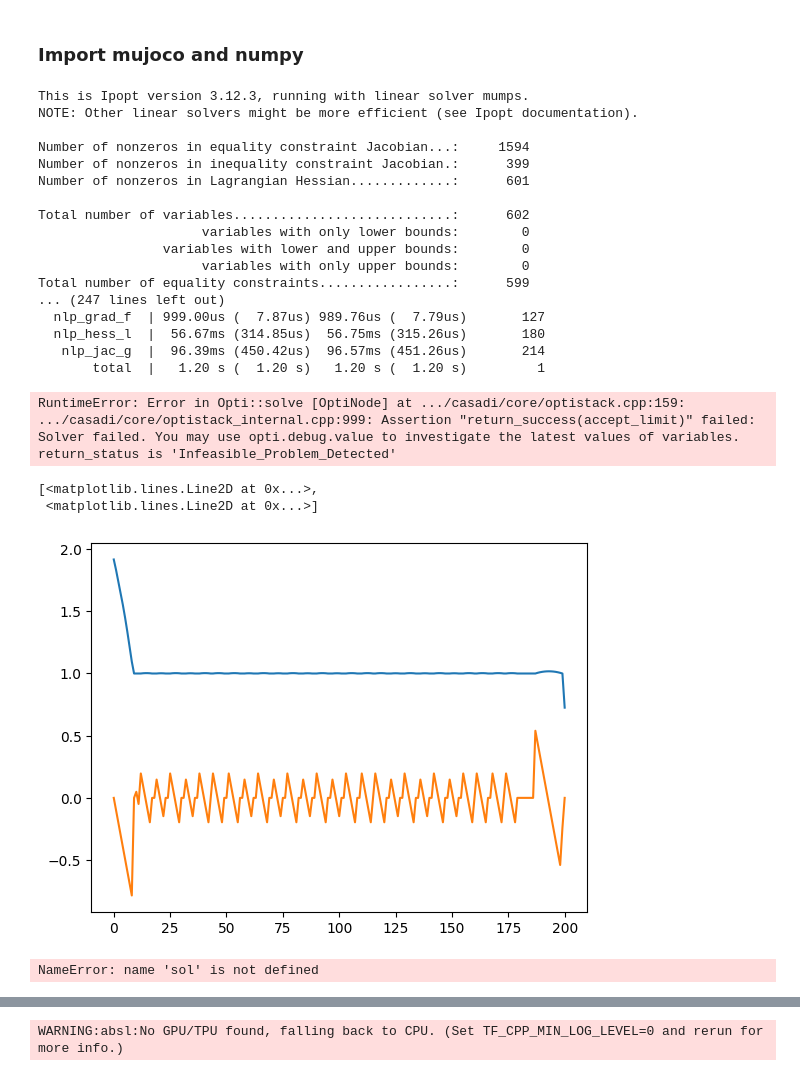
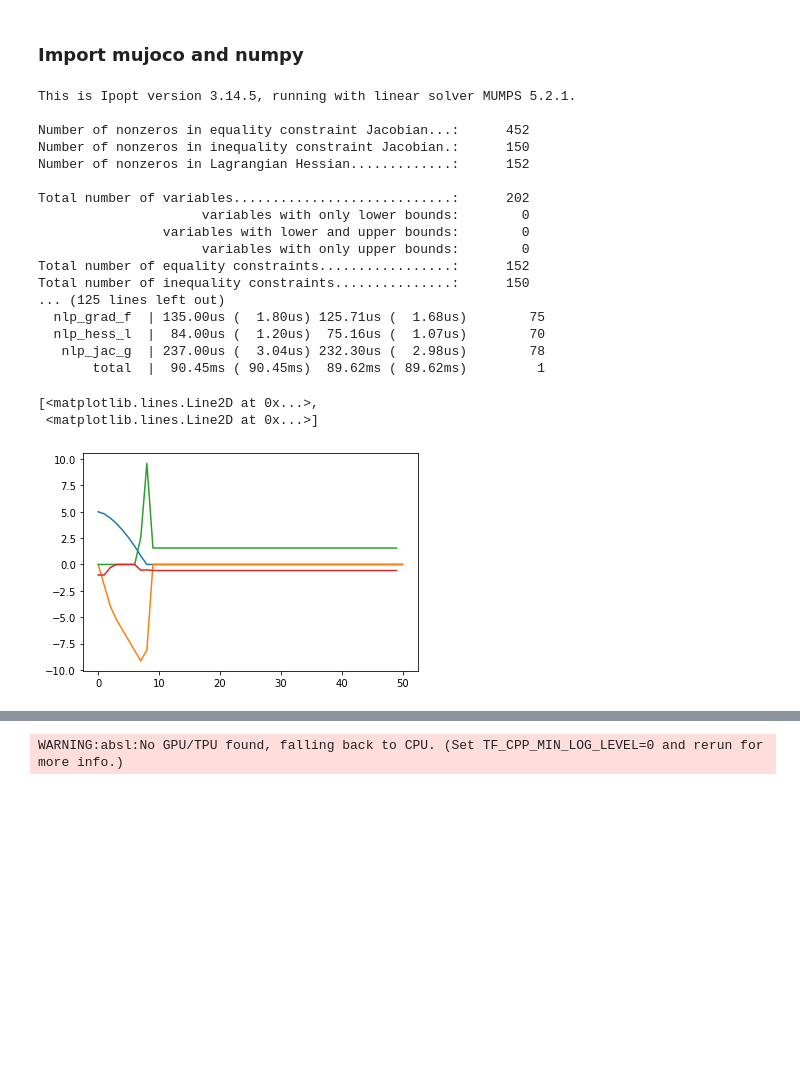
Before and after one commit to ialab-yale/robot_fundamentals, a Jupyter notebook: examples/locomotion/contact_implicit_opt_casadi.ipynb, the cells around one changed output, grey strips where cells are left out. Cells and saved outputs as stored; diff of their text form; code cells hidden in the pictures; blank space fills up the shorter version.

Commit message:
pushing up contact implicit example with casadi

```diff
--- a/examples/locomotion/contact_implicit_opt_casadi.ipynb
+++ b/examples/locomotion/contact_implicit_opt_casadi.ipynb
@@ -58,50 +70,37 @@ opti.subject_to(x[:,0]==p)#np.array([2.,0.]))
 # %%
-opts = {
-    # 'print_iteration' : False,
-    # 'print_time' : False,
-    'print_level' : 2
-        # 'print_iter' : False,
-        # 'print_header': False,
-        # 'print_info' : False
-}
-
-# p_opts = {"expand":False}
-# s_opts = {"print_level": 2}
-opti.solver('ipopt')#, p_opts, s_opts)
+p_opts = {"expand": True}
+s_opts = {"max_iter": 100000}
+opti.solver('ipopt', p_opts, s_opts)
 
 # And choose a concrete value for p
-opti.set_value(p, [2.,0.])
+opti.set_value(p, [5.,0.])
+# opti.set_value(pf, [1.1 ,0.])
 sol = opti.solve()
 # %% [output]
-This is Ipopt version 3.12.3, running with linear solver mumps.
-NOTE: Other linear solvers might be more efficient (see Ipopt documentation).
+This is Ipopt version 3.14.5, running with linear solver MUMPS 5.2.1.
 
-Number of nonzeros in equality constraint Jacobian...:     1594
-Number of nonzeros in inequality constraint Jacobian.:      399
-Number of nonzeros in Lagrangian Hessian.............:      601
+Number of nonzeros in equality constraint Jacobian...:      452
+Number of nonzeros in inequality constraint Jacobian.:      150
+Number of nonzeros in Lagrangian Hessian.............:      152
 
-Total number of variables............................:      602
+Total number of variables............................:      202
                      variables with only lower bounds:        0
                 variables with lower and upper bounds:        0
                      variables with only upper bounds:        0
-Total number of equality constraints.................:      599
-... (247 lines left out)
-  nlp_grad_f  | 999.00us (  7.87us) 989.76us (  7.79us)       127
-  nlp_hess_l  |  56.67ms (314.85us)  56.75ms (315.26us)       180
-   nlp_jac_g  |  96.39ms (450.42us)  96.57ms (451.26us)       214
-       total  |   1.20 s (  1.20 s)   1.20 s (  1.20 s)         1
+Total number of equality constraints.................:      152
+Total number of inequality constraints...............:      150
+... (125 lines left out)
+  nlp_grad_f  | 135.00us (  1.80us) 125.71us (  1.68us)        75
+  nlp_hess_l  |  84.00us (  1.20us)  75.16us (  1.07us)        70
+   nlp_jac_g  | 237.00us (  3.04us) 232.30us (  2.98us)        78
+       total  |  90.45ms ( 90.45ms)  89.62ms ( 89.62ms)         1
-RuntimeError: Error in Opti::solve [OptiNode] at .../casadi/core/optistack.cpp:159:
-.../casadi/core/optistack_internal.cpp:999: Assertion "return_success(accept_limit)" failed:
-Solver failed. You may use opti.debug.value to investigate the latest values of variables. return_status is 'Infeasible_Problem_Detected'
 # %%
-plt.plot(opti.debug.value(x).T)
+# plt.plot(opti.debug.value(x).T)
 # plt.plot(opti.debug.value(u).T)
+
+plt.plot(sol.value(x).T)
+plt.plot(sol.value(u).T)
 # %% [output]
 [<matplotlib.lines.Line2D at 0x...>,
  <matplotlib.lines.Line2D at 0x...>]
-[figure, old version]
+[figure, new version]
-# %%
-plt.plot(sol.value(x))
-# plt.plot(sol.value(u).T)
-# %% [output]
-NameError: name 'sol' is not defined
```
Also changed, not shown: parts of 5 cells of this notebook, 1 other file.
